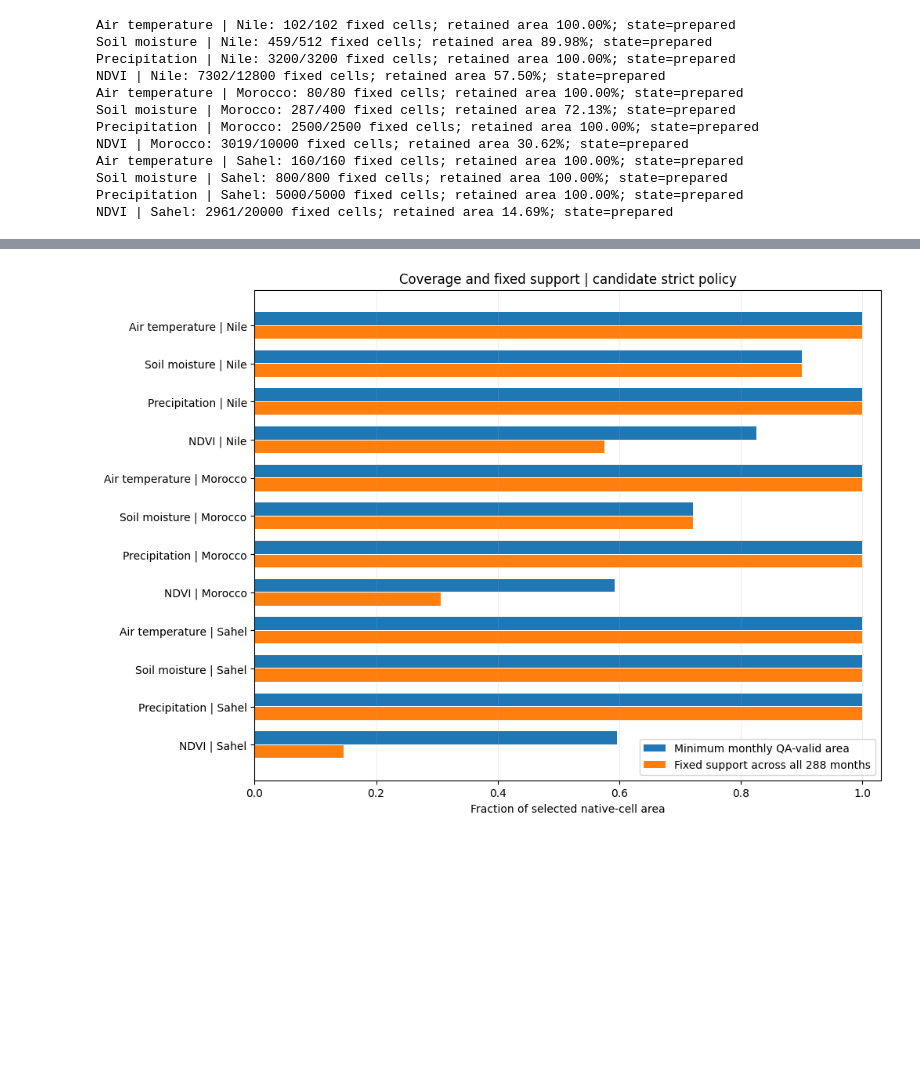
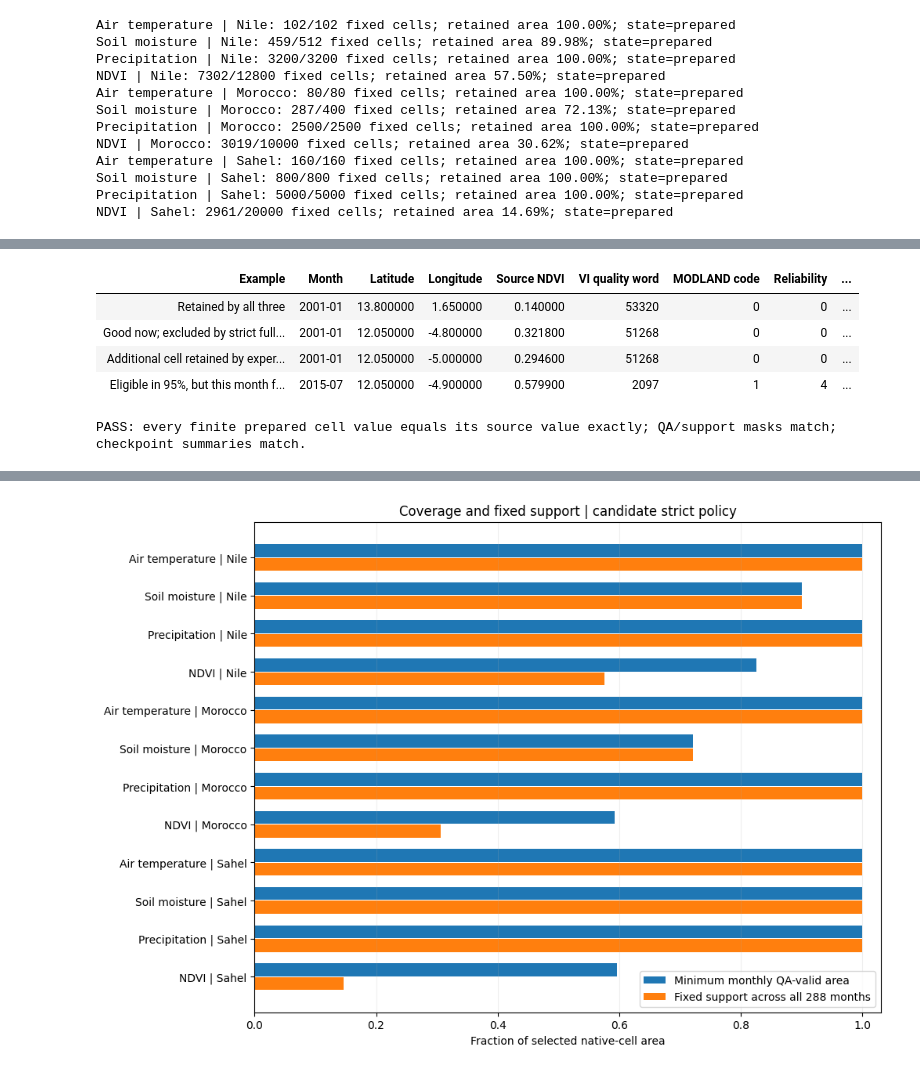
Before and after one commit to AdhamAl-Rifaie/nasa_planet, a Jupyter notebook: packages/science/notebooks/02_preprocessing.ipynb, the cells around one changed output, grey strips where cells are left out. Cells and saved outputs as stored; diff of their text form; code cells hidden in the pictures; blank space fills up the shorter version.

```diff
--- a/packages/science/notebooks/02_preprocessing.ipynb
+++ b/packages/science/notebooks/02_preprocessing.ipynb
@@ -45,0 +292,41 @@ NDVI | Sahel: 2961/20000 fixed cells; retained area 14.69%; state=prepared
+# %%
+sahel_cell_rows = []
+sahel_worst_i = int(np.flatnonzero(sahel_monthly_data["Month"].values == sahel_worst_month)[0])
+sahel_strict_support = sahel_cases["strict_100"].eligible.values.astype(bool)
+sahel_standard_support = sahel_cases["standard_100"].eligible.values.astype(bool)
+sahel_relaxed_support = sahel_cases["standard_95"].eligible.values.astype(bool)
+sahel_examples = [
+    ("Retained by all three", 0, sahel_strict_support),
+    ("Good now; excluded by strict full-reference coverage", 0,
+     sahel_standard_support & ~sahel_strict_support & sahel_cases["strict_100"].qa_accepted.values[0].astype(bool)),
+    ("Additional cell retained by experimental 95%", 0,
+     sahel_relaxed_support & ~sahel_standard_support & sahel_observed["standard_95"].values[0]),
+    ("Eligible in 95%, but this month fails QA", sahel_worst_i,
+     sahel_relaxed_support & ~sahel_observed["standard_95"].values[sahel_worst_i]),
+]
+for sahel_description, sahel_t, sahel_choices in sahel_examples:
+    assert sahel_choices.any(), sahel_description
+    sahel_i, sahel_j = np.argwhere(sahel_choices)[0]
+    sahel_word = int(sahel_source.VI_Quality.values[sahel_t, sahel_i, sahel_j])
+    sahel_cell_rows.append({
+        "Example": sahel_description,
+        "Month": str(sahel_source.time.values[sahel_t])[:7],
+        "Latitude": float(sahel_source.lat.values[sahel_i]),
+        "Longitude": float(sahel_source.lon.values[sahel_j]),
+        "Source NDVI": float(sahel_source.NDVI.values[sahel_t, sahel_i, sahel_j]),
+        "VI quality word": sahel_word,
+        "MODLAND code": sahel_word & 3 if sahel_word != 65535 else None,
+        "Reliability": int(sahel_source.pixel_reliability.values[sahel_t, sahel_i, sahel_j]),
+        **{f"{sahel_short_labels[i]} NDVI": float(sahel_cases[key].cell_monthly.values[sahel_t, sahel_i, sahel_j])
+           for i, key in enumerate(sahel_cases)},
+    })
+sahel_cell_data = pd.DataFrame(sahel_cell_rows)
+sahel_show_table(sahel_cell_data)
+print("PASS: every finite prepared cell value equals its source value exactly; QA/support masks match; checkpoint summaries match.")
+# %% [output]
+| Example | Month | Latitude | Longitude | Source NDVI | VI quality word | MODLAND code | Reliability | ... |
+| Retained by all three | 2001-01 | 13.800000 | 1.650000 | 0.140000 | 53320 | 0 | 0 | ... |
+| Good now; excluded by strict full... | 2001-01 | 12.050000 | -4.800000 | 0.321800 | 51268 | 0 | 0 | ... |
+| Additional cell retained by exper... | 2001-01 | 12.050000 | -5.000000 | 0.294600 | 51268 | 0 | 0 | ... |
+| Eligible in 95%, but this month f... | 2015-07 | 12.050000 | -4.900000 | 0.579900 | 2097 | 1 | 4 | ... |
+PASS: every finite prepared cell value equals its source value exactly; QA/support masks match; checkpoint summaries match.
```
Also changed, not shown: parts of 12 cells of this notebook, 3 other files.
